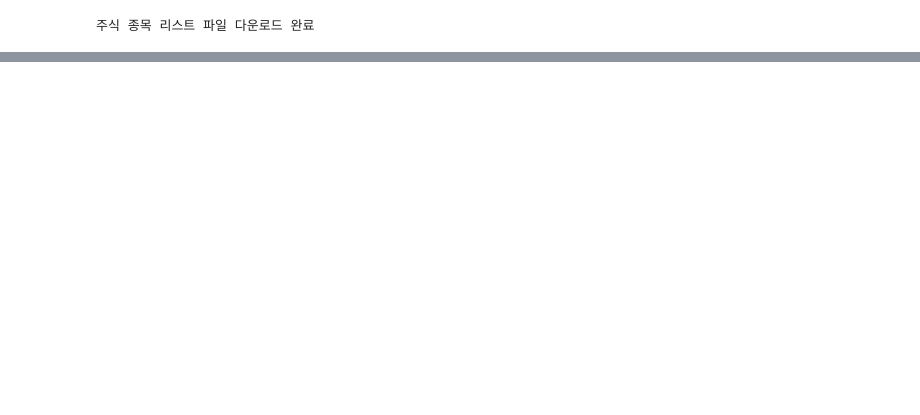
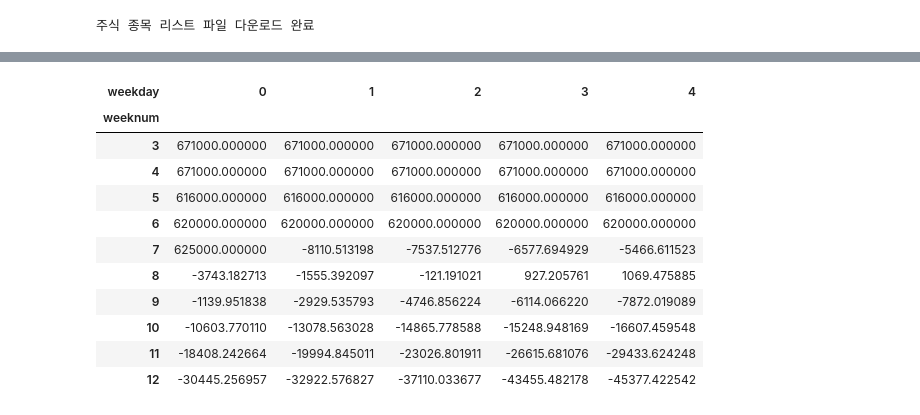
Before and after one commit to spegas/Dacon, a Jupyter notebook: Get_Stock_Data_Naver.ipynb, the cells around one changed output, grey strips where cells are left out. Cells and saved outputs as stored; diff of their text form; code cells hidden in the pictures; blank space fills up the shorter version.

```diff
--- a/Get_Stock_Data_Naver.ipynb
+++ b/Get_Stock_Data_Naver.ipynb
@@ -292,0 +490,2 @@ plt.show()
+# %%
+pd_price = get_adx_index(pd_price, [5, 10, 20, 30])
@@ -292,0 +513,5 @@ plt.show()
+# %%
+pd_pivot_data = pd.pivot_table(data=pd_price, columns='weekday', index='weeknum')
+# %%
+pd_pivot_data = pd_pivot_data.ffill()
+pd_pivot_data = pd_pivot_data.ffill(axis=1)
@@ -292,0 +522,2 @@ plt.show()
+# %%
+pd_pivot_data = pd_pivot_data.dropna()
@@ -292,0 +545,15 @@ plt.show()
+# %%
+pd_pivot_data['MACD'].head(10)
+# %% [output]
+| weekday | 0 | 1 | 2 | 3 | 4 |
+| weeknum |  |  |  |  |  |
+| 3 | 671000.000000 | 671000.000000 | 671000.000000 | 671000.000000 | 671000.000000 |
+| 4 | 671000.000000 | 671000.000000 | 671000.000000 | 671000.000000 | 671000.000000 |
+| 5 | 616000.000000 | 616000.000000 | 616000.000000 | 616000.000000 | 616000.000000 |
+| 6 | 620000.000000 | 620000.000000 | 620000.000000 | 620000.000000 | 620000.000000 |
+| 7 | 625000.000000 | -8110.513198 | -7537.512776 | -6577.694929 | -5466.611523 |
+| 8 | -3743.182713 | -1555.392097 | -121.191021 | 927.205761 | 1069.475885 |
+| 9 | -1139.951838 | -2929.535793 | -4746.856224 | -6114.066220 | -7872.019089 |
+| 10 | -10603.770110 | -13078.563028 | -14865.778588 | -15248.948169 | -16607.459548 |
+| 11 | -18408.242664 | -19994.845011 | -23026.801911 | -26615.681076 | -29433.624248 |
+| 12 | -30445.256957 | -32922.576827 | -37110.033677 | -43455.482178 | -45377.422542 |
```
Also changed, not shown: parts of 62 cells of this notebook.
